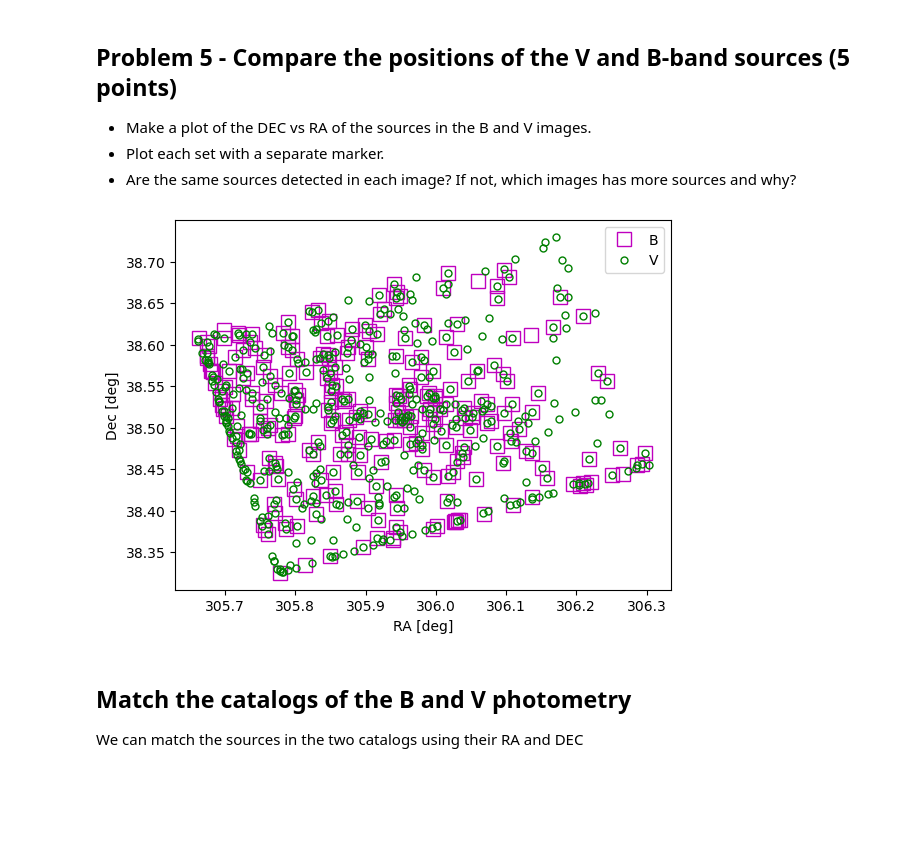
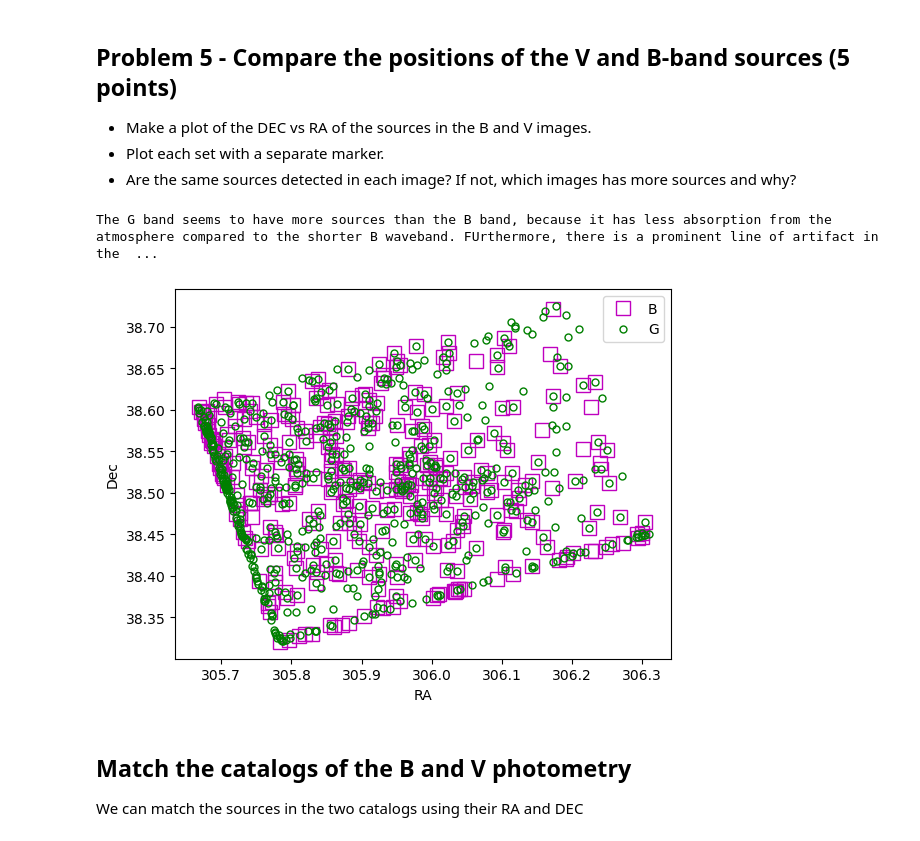
Before and after one commit to Colouss/Reductionproject_Student, a Jupyter notebook: cluster_photometry_student.ipynb, the cells around one changed output. Drawn from its saved outputs; the diff is of its cells as text; code cells hidden in the pictures; blank space fills up the shorter version.

```diff
--- a/cluster_photometry_student.ipynb
+++ b/cluster_photometry_student.ipynb
@@ -361,9 +361,12 @@ FWHM of V-band image (in pix):
 # %%
 #read in the B-band image
 data_b, header_b = fits.getdata('M29B.fits',header=True)
+#read in the G-band image
+data_g, header_g = fits.getdata('M29G.fits',header=True)
 # %%
 # estimate the background counts in the image by computing the
 # mean and median excluding all pixels greater than 3-sigma above the mean
 mean_b, median_b, std_b = sigma_clipped_stats(data_b, sigma=3.0)
+mean_g, median_g, std_g = sigma_clipped_stats(data_g, sigma=3.0)
 # %% [output]
 WARNING: Input data contains invalid values (NaNs or infs), which were automatically clipped. [astropy.stats.sigma_clipping]
@@ -371,7 +375,7 @@ WARNING: Input data contains invalid values (NaNs or infs), which were automatic
 # set up daofind, with info about our image fwhm and the detection threshold
 #*****************************************
 # update with the FWHM that you measured from the imexam
-daofind = DAOStarFinder(fwhm=, threshold=5.*std_b)
+daofind = DAOStarFinder(fwhm=4.316, threshold=5.*std_b)
 
 # detect sources, using the image - median, which subtracts the sky level from image,
 # assuming a sky that is constant across the iamge
@@ -415,25 +455,31 @@ SyntaxError: invalid syntax (4010275223.py, line 4)
 # %%
 #*************************
 # make a plot of the RA and DEC of the sources in the B and V images
 
 # open a figure
 plt.figure()
 
 # plot the positions of the B sources
-plt.plot('ms',mfc='None',markersize=10,label='B')
+plt.plot(ra_b, dec_b,'ms',mfc='None',markersize=10,label='B')
 
-# plot the positions of the V sources
-plt.plot('g.',mfc='None',markersize=10,label='V')
+# plot the positions of the G sources
+plt.plot(ra_g, dec_g,'g.',mfc='None',markersize=10,label='G')
 
 # add a legend
+plt.legend()
 
 # label your x axis
+plt.xlabel('RA')
 
 # label your y axis
+plt.ylabel('Dec')
 
 # save your plot
+plt.savefig('comparison.png')
+print('The G band seems to have more sources than the B band, because it has less absorption from the atmosphere compared to the shorter B waveband. FUrthermore, there is a prominent line of artifact in the G band that appears in the image as sources.')
 # %% [output]
+The G band seems to have more sources than the B band, because it has less absorption from the atmosphere compared to the shorter B waveband. FUrthermore, there is a prominent line of artifact in the  ...
-[figure, old version]
+[figure, new version]
 # %% [markdown]
 ## Match the catalogs of the B and V photometry
 
```
Also changed, not shown: parts of 10 cells of this notebook, 1 other file.
